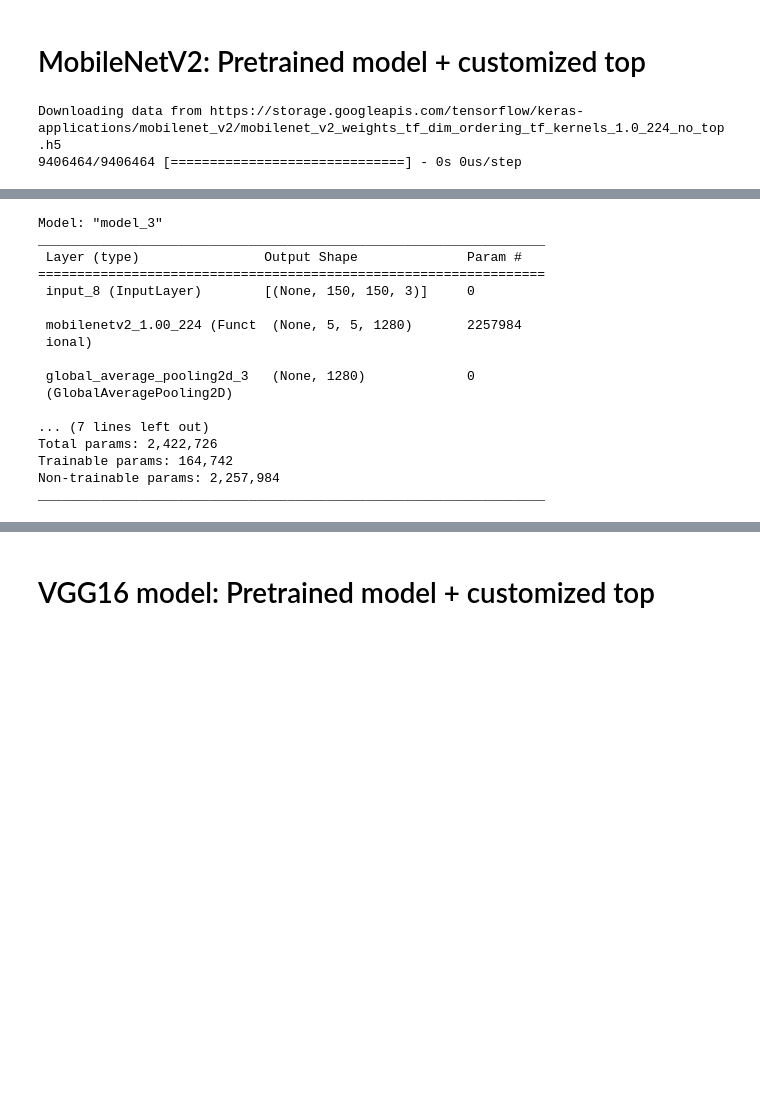
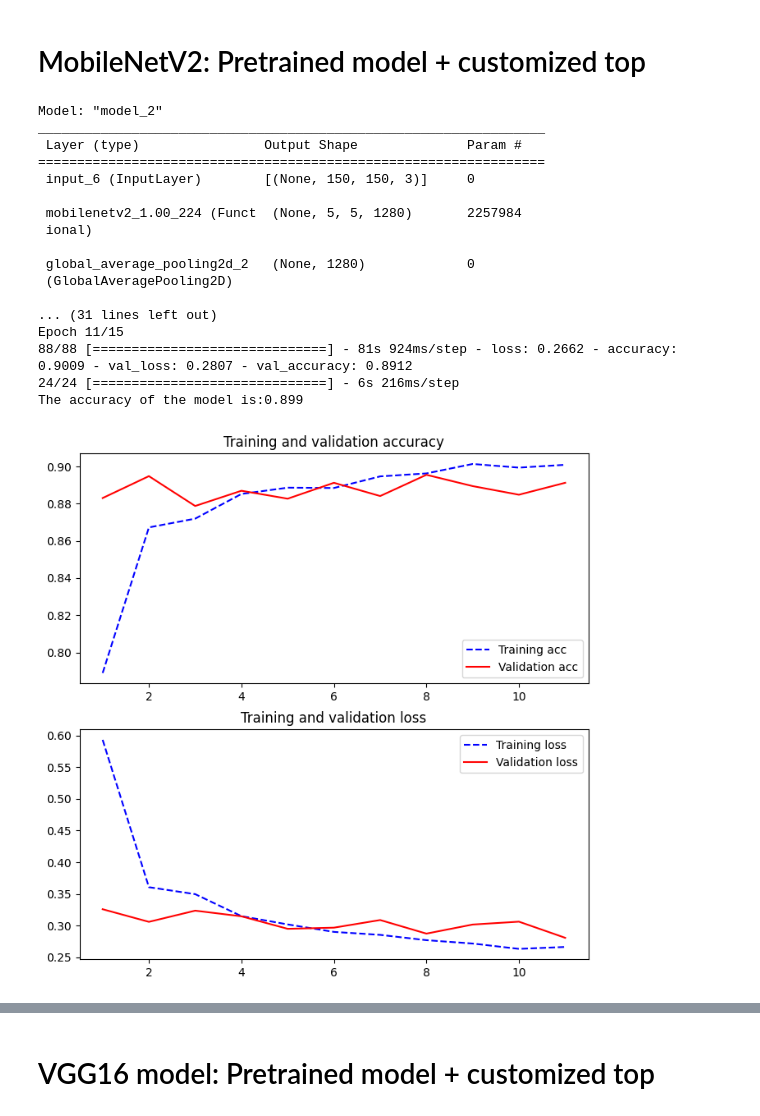
Before and after one commit to lorrespz/Image-Classification-Collection, a Jupyter notebook: natural-scenes-classification-resnet50-others.ipynb, the cells around one changed output, grey strips where cells are left out. Cells and saved outputs as stored; diff of their text form; code cells hidden in the pictures; blank space fills up the shorter version.

```diff
--- a/natural-scenes-classification-resnet50-others.ipynb
+++ b/natural-scenes-classification-resnet50-others.ipynb
@@ -331,12 +255,23 @@ plt.show()
 # MobileNetV2: Pretrained model + customized top
 # %%
 #https://www.tensorflow.org/api_docs/python/tf/keras/applications/mobilenet_v2/MobileNetV2
-base_mn = MobileNetV2(include_top = False,
-                       weights = 'imagenet',
-                       input_shape = (150,150,3))
-
-for layer in base_mn.layers:
-    layer.trainable = False
+mobnet_model = pretrained_custom_model(MobileNetV2, 15)
 # %% [output]
-Downloading data from https://storage.googleapis.com/tensorflow/keras-applications/mobilenet_v2/mobilenet_v2_weights_tf_dim_ordering_tf_kernels_1.0_224_no_top.h5
-9406464/9406464 [==============================] - 0s 0us/step
+Model: "model_2"
+_________________________________________________________________
+ Layer (type)                Output Shape              Param #
+=================================================================
+ input_6 (InputLayer)        [(None, 150, 150, 3)]     0
+
+ mobilenetv2_1.00_224 (Funct  (None, 5, 5, 1280)       2257984
+ ional)
+
+ global_average_pooling2d_2   (None, 1280)             0
+ (GlobalAveragePooling2D)
+
+... (31 lines left out)
+Epoch 11/15
+88/88 [==============================] - 81s 924ms/step - loss: 0.2662 - accuracy: 0.9009 - val_loss: 0.2807 - val_accuracy: 0.8912
+24/24 [==============================] - 6s 216ms/step
+The accuracy of the model is:0.899
+[figure, added]
@@ -343,28 +278,0 @@ Downloading data from https://storage.googleapis.com/tensorflow/keras-applicatio
-# %%
-inputs = Input(shape=(150, 150, 3))
-x = base_mn(inputs, training=False)
-x = GlobalAveragePooling2D()(x)
-x = Dense(128, activation = 'relu')(x)
-x = Dropout(0.2)(x)
-x =Dense(6, activation='softmax')(x)
-
-model_mnet = Model(inputs, x)
-model_mnet.summary()
-# %% [output]
-Model: "model_3"
-_________________________________________________________________
- Layer (type)                Output Shape              Param #
-=================================================================
- input_8 (InputLayer)        [(None, 150, 150, 3)]     0
-
- mobilenetv2_1.00_224 (Funct  (None, 5, 5, 1280)       2257984
- ional)
-
- global_average_pooling2d_3   (None, 1280)             0
- (GlobalAveragePooling2D)
-
-... (7 lines left out)
-Total params: 2,422,726
-Trainable params: 164,742
-Non-trainable params: 2,257,984
-_________________________________________________________________
```
Also changed, not shown: parts of 45 cells of this notebook.
